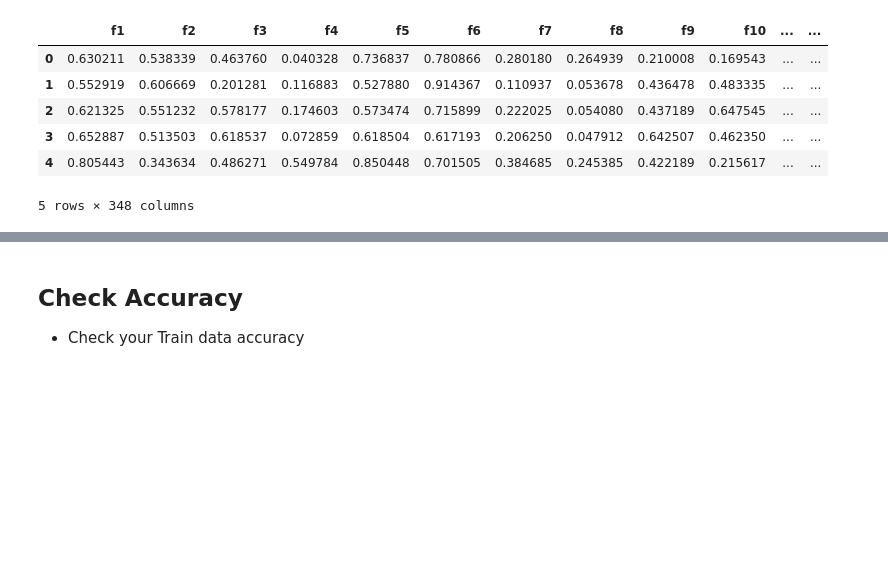
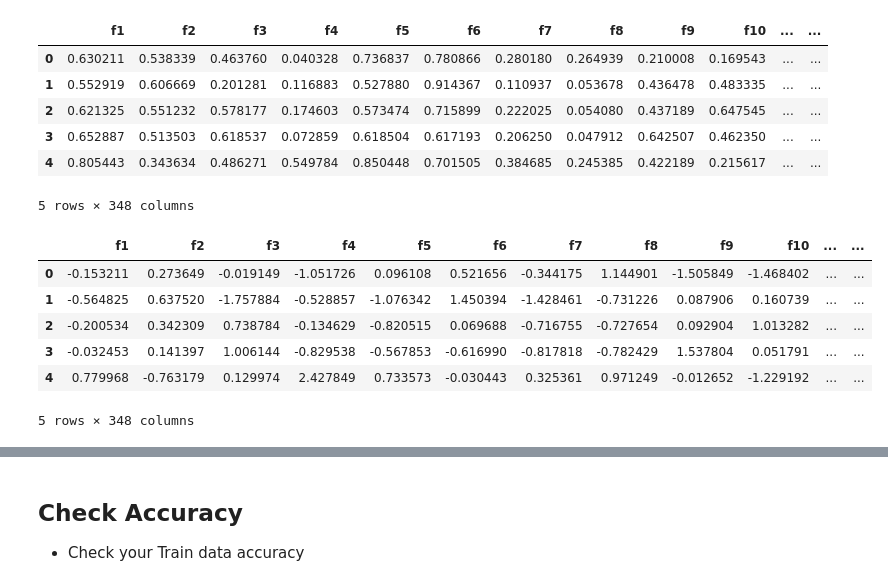
Before and after one commit to robinjoo1015/artificial-intelligence-2022-2, a Jupyter notebook: FINAL/Practice Code.ipynb, the cells around one changed output, grey strips where cells are left out. Cells and saved outputs as stored; diff of their text form; code cells hidden in the pictures; blank space fills up the shorter version.

```diff
--- a/FINAL/Practice Code.ipynb
+++ b/FINAL/Practice Code.ipynb
@@ -92,3 +102,15 @@ X_data.head(5)
 | 3 | 0.652887 | 0.513503 | 0.618537 | 0.072859 | 0.618504 | 0.617193 | 0.206250 | 0.047912 | 0.642507 | 0.462350 | ... | ... |
 | 4 | 0.805443 | 0.343634 | 0.486271 | 0.549784 | 0.850448 | 0.701505 | 0.384685 | 0.245385 | 0.422189 | 0.215617 | ... | ... |
 5 rows × 348 columns
+# %%
+ssc = StandardScaler()
+X_data_ssc = pd.DataFrame(ssc.fit_transform(X_data), columns=X_data.columns)
+X_data_ssc.head(5)
+# %% [output]
+|  | f1 | f2 | f3 | f4 | f5 | f6 | f7 | f8 | f9 | f10 | ... | ... |
+| 0 | -0.153211 | 0.273649 | -0.019149 | -1.051726 | 0.096108 | 0.521656 | -0.344175 | 1.144901 | -1.505849 | -1.468402 | ... | ... |
+| 1 | -0.564825 | 0.637520 | -1.757884 | -0.528857 | -1.076342 | 1.450394 | -1.428461 | -0.731226 | 0.087906 | 0.160739 | ... | ... |
+| 2 | -0.200534 | 0.342309 | 0.738784 | -0.134629 | -0.820515 | 0.069688 | -0.716755 | -0.727654 | 0.092904 | 1.013282 | ... | ... |
+| 3 | -0.032453 | 0.141397 | 1.006144 | -0.829538 | -0.567853 | -0.616990 | -0.817818 | -0.782429 | 1.537804 | 0.051791 | ... | ... |
+| 4 | 0.779968 | -0.763179 | 0.129974 | 2.427849 | 0.733573 | -0.030443 | 0.325361 | 0.971249 | -0.012652 | -1.229192 | ... | ... |
+5 rows × 348 columns
```
Also changed, not shown: parts of 10 cells of this notebook.
